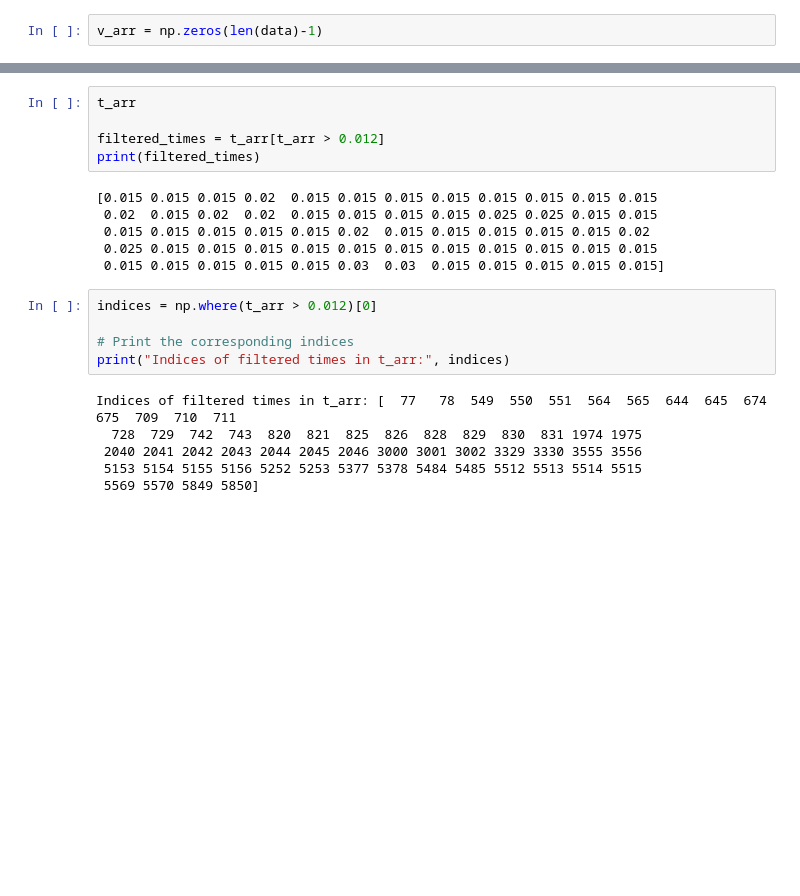
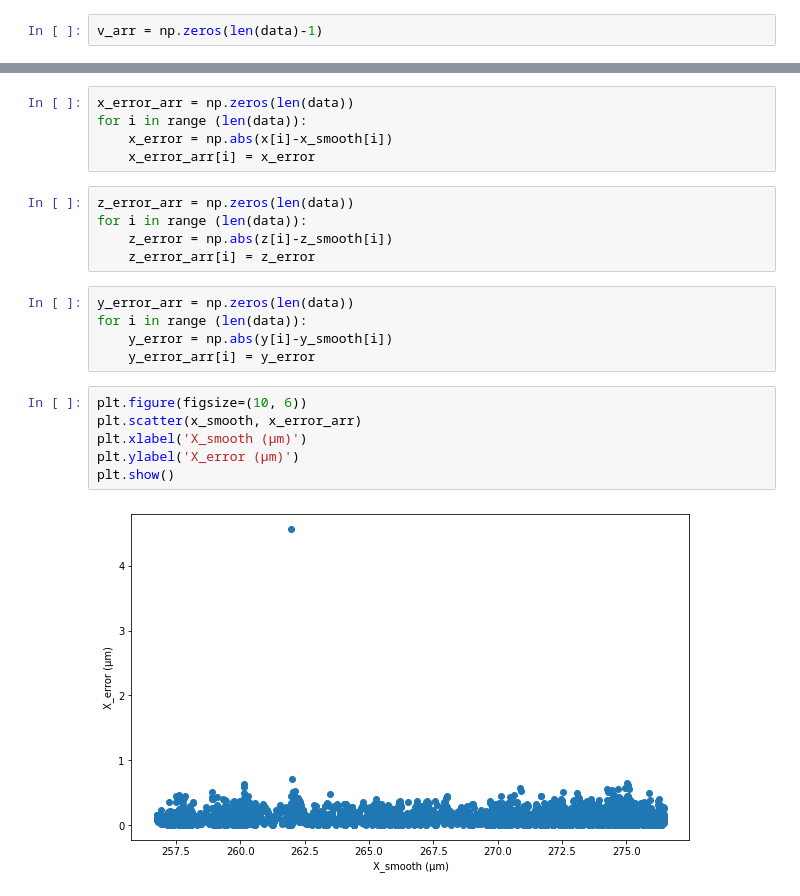
Before and after one commit to EthanBrn/AI-classification-of-Bacterial-Lifestyles, a Jupyter notebook: Data plotting .ipynb, the cells around one changed output, grey strips where cells are left out. Drawn from its saved outputs; the diff is of its cells as text; blank space fills up the shorter version.

```diff
--- a/Data plotting .ipynb
+++ b/Data plotting .ipynb
@@ -151,24 +143,25 @@ fig.show()
 # %% [output]
 [interactive output not drawn]
 # %%
-t_arr
-
-filtered_times = t_arr[t_arr > 0.012]
-print(filtered_times)
+x_error_arr = np.zeros(len(data))
+for i in range (len(data)):
+    x_error = np.abs(x[i]-x_smooth[i])
+    x_error_arr[i] = x_error
-# %% [output]
-[0.015 0.015 0.015 0.02  0.015 0.015 0.015 0.015 0.015 0.015 0.015 0.015
- 0.02  0.015 0.02  0.02  0.015 0.015 0.015 0.015 0.025 0.025 0.015 0.015
- 0.015 0.015 0.015 0.015 0.015 0.02  0.015 0.015 0.015 0.015 0.015 0.02
- 0.025 0.015 0.015 0.015 0.015 0.015 0.015 0.015 0.015 0.015 0.015 0.015
- 0.015 0.015 0.015 0.015 0.015 0.03  0.03  0.015 0.015 0.015 0.015 0.015]
-# %%
-indices = np.where(t_arr > 0.012)[0]
-
-# Print the corresponding indices
-print("Indices of filtered times in t_arr:", indices)
-# %% [output]
-Indices of filtered times in t_arr: [  77   78  549  550  551  564  565  644  645  674  675  709  710  711
-  728  729  742  743  820  821  825  826  828  829  830  831 1974 1975
- 2040 2041 2042 2043 2044 2045 2046 3000 3001 3002 3329 3330 3555 3556
- 5153 5154 5155 5156 5252 5253 5377 5378 5484 5485 5512 5513 5514 5515
- 5569 5570 5849 5850]
+# %%
+z_error_arr = np.zeros(len(data))
+for i in range (len(data)):
+    z_error = np.abs(z[i]-z_smooth[i])
+    z_error_arr[i] = z_error
+# %%
+y_error_arr = np.zeros(len(data))
+for i in range (len(data)):
+    y_error = np.abs(y[i]-y_smooth[i])
+    y_error_arr[i] = y_error
+# %%
+plt.figure(figsize=(10, 6))
+plt.scatter(x_smooth, x_error_arr)
+plt.xlabel('X_smooth (µm)')
+plt.ylabel('X_error (µm)')
+plt.show()
+# %% [output]
+[figure, added]
```
Also changed, not shown: parts of 22 cells of this notebook, 1 other file.
